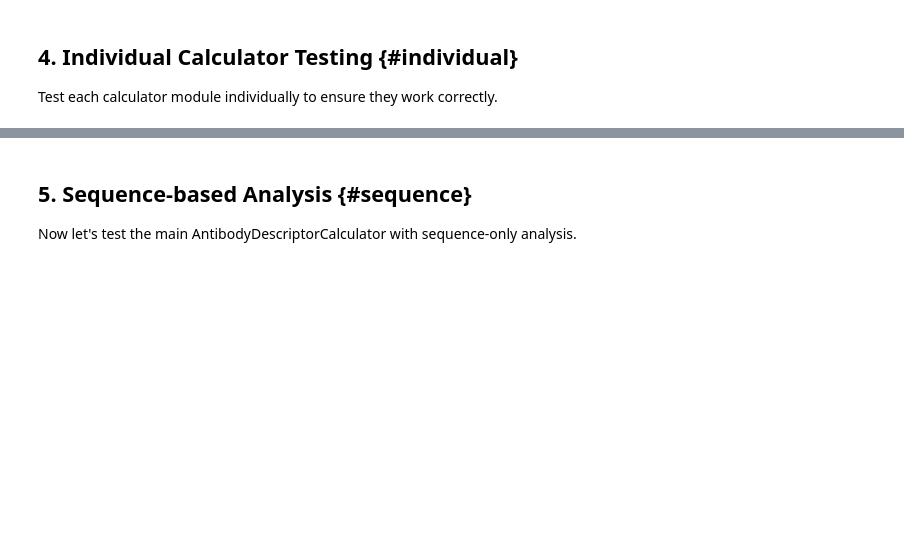
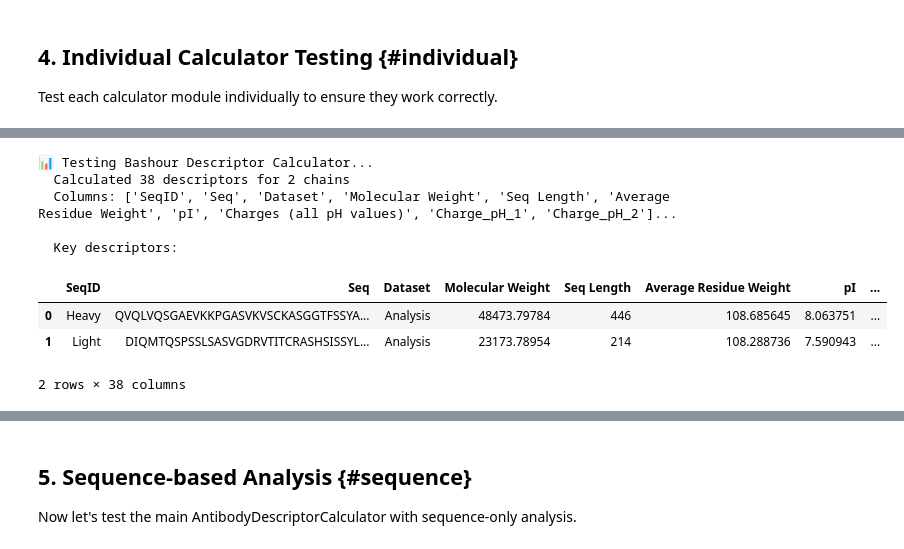
Before and after one commit to pierrellompart-Servier/AbXtract, a Jupyter notebook: examples/example_usage.ipynb, the cells around one changed output, grey strips where cells are left out. Cells and saved outputs as stored; diff of their text form; code cells hidden in the pictures; blank space fills up the shorter version.

Commit message:
Correction notebook example
Correct function for computing descriptors
DSSP still not functional
Next is checking all values and output if TNP fully covered then add the proper desc

```diff
--- a/examples/example_usage.ipynb
+++ b/examples/example_usage.ipynb
@@ -208,25 +307,30 @@ else:
 # %%
 # Test Bashour Descriptor Calculator
 print("📊 Testing Bashour Descriptor Calculator...")
 
 bashour_calc = BashourDescriptorCalculator()
 bashour_results = bashour_calc.calculate({
     'Heavy': HEAVY_SEQUENCE,
     'Light': LIGHT_SEQUENCE
 })
 
 print(f"  Calculated {len(bashour_results.columns)} descriptors for {len(bashour_results)} chains")
 print(f"  Columns: {list(bashour_results.columns[:10])}...")  # First 10 columns
 
 # Show some key descriptors
 if not bashour_results.empty:
     print("\n  Key descriptors:")
-    for idx, row in bashour_results.iterrows():
-        chain = row.get('SeqID', f'Chain_{idx}')
-        mw = row.get('Molecular Weight', 'N/A')
-        pi = row.get('pI', 'N/A')
-        instability = row.get('Instability Index', 'N/A')
-        print(f"    {chain}: MW={mw:.1f} Da, pI={pi:.2f}, Instability={instability:.2f}")
+    display(bashour_results)
+# %% [output]
+📊 Testing Bashour Descriptor Calculator...
+  Calculated 38 descriptors for 2 chains
+  Columns: ['SeqID', 'Seq', 'Dataset', 'Molecular Weight', 'Seq Length', 'Average Residue Weight', 'pI', 'Charges (all pH values)', 'Charge_pH_1', 'Charge_pH_2']...
+
+  Key descriptors:
+|  | SeqID | Seq | Dataset | Molecular Weight | Seq Length | Average Residue Weight | pI | ... |
+| 0 | Heavy | QVQLVQSGAEVKKPGASVKVSCKASGGTFSSYA... | Analysis | 48473.79784 | 446 | 108.685645 | 8.063751 | ... |
+| 1 | Light | DIQMTQSPSSLSASVGDRVTITCRASHSISSYL... | Analysis | 23173.78954 | 214 | 108.288736 | 7.590943 | ... |
+2 rows × 38 columns
 # %%
 # Test Antibody Numbering
 print("🔢 Testing Antibody Numbering...")
```
Also changed, not shown: parts of 28 cells of this notebook, 11 other files.
